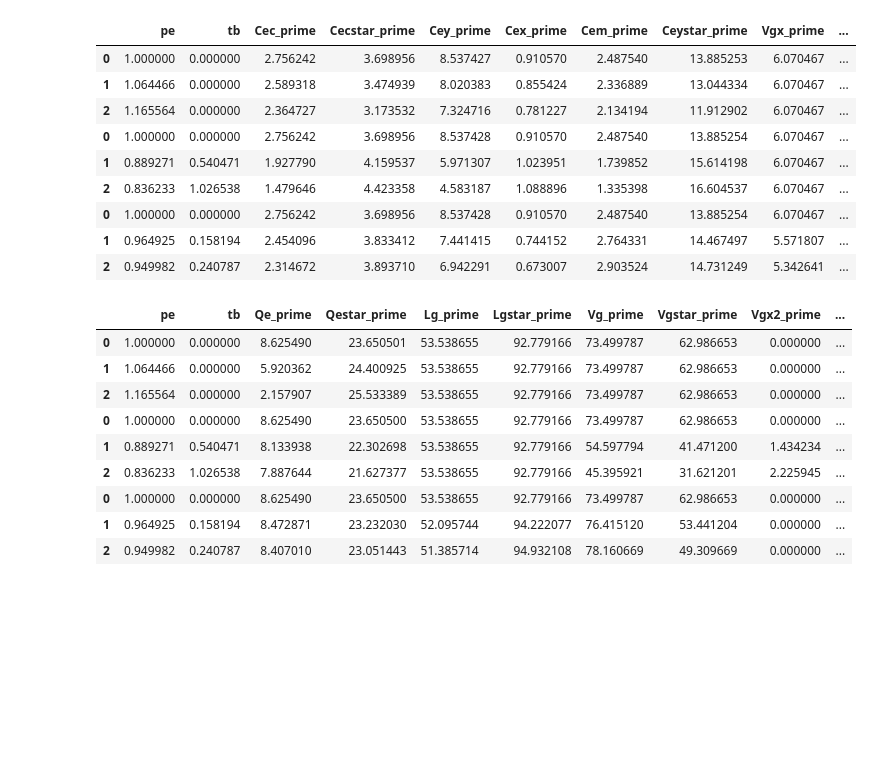
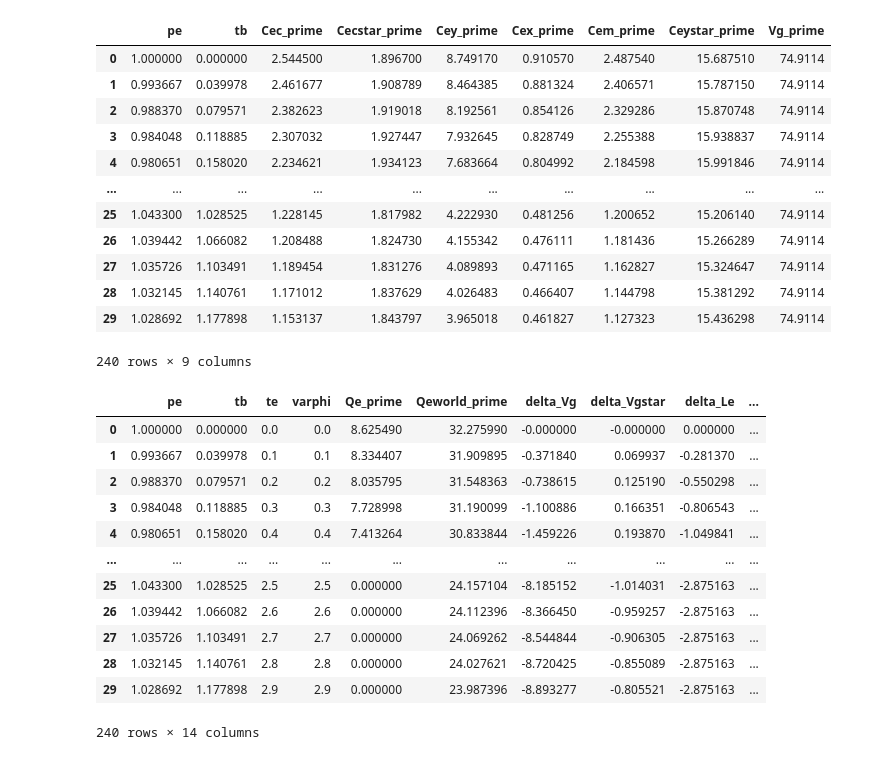
Before and after one commit to VoliCrank/Optimal-Unilateral-Carbon-Policy, a Jupyter notebook: simulation_results/codes/direct_energy_consumption/ces_direct_energy.ipynb, the cells around one changed output. Cells and saved outputs as stored; diff of their text form; code cells hidden in the pictures; blank space fills up the shorter version.

```diff
--- a/simulation_results/codes/direct_energy_consumption/ces_direct_energy.ipynb
+++ b/simulation_results/codes/direct_energy_consumption/ces_direct_energy.ipynb
@@ -63,14 +66,15 @@ df
 # %%
 #tax_scenario= pd.DataFrame({'tax_sce': ['Unilateral','global','purete','puretc','puretp','EC_hybrid','EP_hybrid','PC_hybrid','EPC_hybrid'], 'Base':[0,1,1,1,1,1,1,1,1]},index=[1,2, 3, 4, 5, 6, 7, 8,9])
-#tax_scenario= pd.DataFrame({'tax_sce': ['Unilateral','purete','puretc','puretp','EC_hybrid','EP_hybrid','PC_hybrid','EPC_hybrid'], 'Base':[0,1,1,1,1,1,1,1]},index=[1,2, 3, 4, 5, 6, 7, 8])
+tax_scenario= pd.DataFrame({'tax_sce': ['Unilateral','purete','puretc','puretp','EC_hybrid','EP_hybrid','PC_hybrid','EPC_hybrid'], 'Base':[0,1,1,1,1,1,1,1]},index=[1,2, 3, 4, 5, 6, 7, 8])
+#tax_scenario= pd.DataFrame({'tax_sce': ['Unilateral','PC_hybrid'], 'Base':[0,1]},index=[1,2])
 #tax_scenario= pd.DataFrame({'tax_sce': ['PC_hybrid'], 'Base':[1]},index=[1])
-tax_scenario= pd.DataFrame({'tax_sce': ['purete','puretc','puretp'], 'Base':[1,1,1]},index=[1,2, 3])
+#tax_scenario= pd.DataFrame({'tax_sce': ['Unilateral','purete','puretc','puretp'], 'Base':[0,1,1,1]},index=[1,2,3,4])
 # %%
-def iterate_tax(tax_scenario,df,theta, sigma, sigmastar, sigmaC, sigmaCstar, epsilonSvec, epsilonSstarvec, beta, gamma, logit):
+def iterate_tax(tax_scenario,df,theta, sigma, sigmastar, sigmaE, sigmaEstar, epsilonSvec, epsilonSstarvec, beta, gamma, logit):
     paralist = (theta, sigma, sigmastar, sigmaE, sigmaEstar, epsilonSvec, epsilonSstarvec, beta, gamma, logit)
     varphilist = np.arange(0,3,0.1)
     #varphilist = np.arange (0,1,0.2)
-    varphilist = [0,1,2,3]
+    #varphilist = [0,1,2,3]
     output=[]
     prevtb = []
     for varphi in varphilist:
@@ -149,27 +154,33 @@ Outcomes
 # %%
-Outcomes[['pe','tb', 'Cec_prime', 'Cecstar_prime', 'Cey_prime', 'Cex_prime', 'Cem_prime', 'Ceystar_prime', 'Vgx_prime', 'Vgm_prime']]
+Outcomes[['pe','tb', 'Cec_prime', 'Cecstar_prime', 'Cey_prime', 'Cex_prime', 'Cem_prime', 'Ceystar_prime', 'Vg_prime']]
 # %% [output]
-|  | pe | tb | Cec_prime | Cecstar_prime | Cey_prime | Cex_prime | Cem_prime | Ceystar_prime | Vgx_prime | ... |
-| 0 | 1.000000 | 0.000000 | 2.756242 | 3.698956 | 8.537427 | 0.910570 | 2.487540 | 13.885253 | 6.070467 | ... |
-| 1 | 1.064466 | 0.000000 | 2.589318 | 3.474939 | 8.020383 | 0.855424 | 2.336889 | 13.044334 | 6.070467 | ... |
-| 2 | 1.165564 | 0.000000 | 2.364727 | 3.173532 | 7.324716 | 0.781227 | 2.134194 | 11.912902 | 6.070467 | ... |
-| 0 | 1.000000 | 0.000000 | 2.756242 | 3.698956 | 8.537428 | 0.910570 | 2.487540 | 13.885254 | 6.070467 | ... |
-| 1 | 0.889271 | 0.540471 | 1.927790 | 4.159537 | 5.971307 | 1.023951 | 1.739852 | 15.614198 | 6.070467 | ... |
-| 2 | 0.836233 | 1.026538 | 1.479646 | 4.423358 | 4.583187 | 1.088896 | 1.335398 | 16.604537 | 6.070467 | ... |
-| 0 | 1.000000 | 0.000000 | 2.756242 | 3.698956 | 8.537428 | 0.910570 | 2.487540 | 13.885254 | 6.070467 | ... |
-| 1 | 0.964925 | 0.158194 | 2.454096 | 3.833412 | 7.441415 | 0.744152 | 2.764331 | 14.467497 | 5.571807 | ... |
-| 2 | 0.949982 | 0.240787 | 2.314672 | 3.893710 | 6.942291 | 0.673007 | 2.903524 | 14.731249 | 5.342641 | ... |
+|  | pe | tb | Cec_prime | Cecstar_prime | Cey_prime | Cex_prime | Cem_prime | Ceystar_prime | Vg_prime |
+| 0 | 1.000000 | 0.000000 | 2.544500 | 1.896700 | 8.749170 | 0.910570 | 2.487540 | 15.687510 | 74.9114 |
+| 1 | 0.993667 | 0.039978 | 2.461677 | 1.908789 | 8.464385 | 0.881324 | 2.406571 | 15.787150 | 74.9114 |
+| 2 | 0.988370 | 0.079571 | 2.382623 | 1.919018 | 8.192561 | 0.854126 | 2.329286 | 15.870748 | 74.9114 |
+| 3 | 0.984048 | 0.118885 | 2.307032 | 1.927447 | 7.932645 | 0.828749 | 2.255388 | 15.938837 | 74.9114 |
+| 4 | 0.980651 | 0.158020 | 2.234621 | 1.934123 | 7.683664 | 0.804992 | 2.184598 | 15.991846 | 74.9114 |
+| ... | ... | ... | ... | ... | ... | ... | ... | ... | ... |
+| 25 | 1.043300 | 1.028525 | 1.228145 | 1.817982 | 4.222930 | 0.481256 | 1.200652 | 15.206140 | 74.9114 |
+| 26 | 1.039442 | 1.066082 | 1.208488 | 1.824730 | 4.155342 | 0.476111 | 1.181436 | 15.266289 | 74.9114 |
+| 27 | 1.035726 | 1.103491 | 1.189454 | 1.831276 | 4.089893 | 0.471165 | 1.162827 | 15.324647 | 74.9114 |
+| 28 | 1.032145 | 1.140761 | 1.171012 | 1.837629 | 4.026483 | 0.466407 | 1.144798 | 15.381292 | 74.9114 |
+| 29 | 1.028692 | 1.177898 | 1.153137 | 1.843797 | 3.965018 | 0.461827 | 1.127323 | 15.436298 | 74.9114 |
+240 rows × 9 columns
 # %%
 #outcome_t = Outcomes[Outcomes['regionbase'] == 'US as Home']
-Outcomes[['pe','tb', 'Qe_prime', 'Qestar_prime','Lg_prime','Lgstar_prime', 'Vg_prime', 'Vgstar_prime', 'Vgx2_prime', 'delta_Le','delta_Lestar','welfare','welfare_noexternality']]
+Outcomes[['pe','tb','te','varphi', 'Qe_prime', 'Qeworld_prime','delta_Vg','delta_Vgstar','delta_Le','delta_Lestar','delta_UCec', 'delta_UCecstar','welfare','welfare_noexternality']]
 # %% [output]
-|  | pe | tb | Qe_prime | Qestar_prime | Lg_prime | Lgstar_prime | Vg_prime | Vgstar_prime | Vgx2_prime | ... |
-| 0 | 1.000000 | 0.000000 | 8.625490 | 23.650501 | 53.538655 | 92.779166 | 73.499787 | 62.986653 | 0.000000 | ... |
-| 1 | 1.064466 | 0.000000 | 5.920362 | 24.400925 | 53.538655 | 92.779166 | 73.499787 | 62.986653 | 0.000000 | ... |
-| 2 | 1.165564 | 0.000000 | 2.157907 | 25.533389 | 53.538655 | 92.779166 | 73.499787 | 62.986653 | 0.000000 | ... |
-| 0 | 1.000000 | 0.000000 | 8.625490 | 23.650500 | 53.538655 | 92.779166 | 73.499787 | 62.986653 | 0.000000 | ... |
-| 1 | 0.889271 | 0.540471 | 8.133938 | 22.302698 | 53.538655 | 92.779166 | 54.597794 | 41.471200 | 1.434234 | ... |
-| 2 | 0.836233 | 1.026538 | 7.887644 | 21.627377 | 53.538655 | 92.779166 | 45.395921 | 31.621201 | 2.225945 | ... |
-| 0 | 1.000000 | 0.000000 | 8.625490 | 23.650500 | 53.538655 | 92.779166 | 73.499787 | 62.986653 | 0.000000 | ... |
-| 1 | 0.964925 | 0.158194 | 8.472871 | 23.232030 | 52.095744 | 94.222077 | 76.415120 | 53.441204 | 0.000000 | ... |
-| 2 | 0.949982 | 0.240787 | 8.407010 | 23.051443 | 51.385714 | 94.932108 | 78.160669 | 49.309669 | 0.000000 | ... |
+|  | pe | tb | te | varphi | Qe_prime | Qeworld_prime | delta_Vg | delta_Vgstar | delta_Le | ... |
+| 0 | 1.000000 | 0.000000 | 0.0 | 0.0 | 8.625490 | 32.275990 | -0.000000 | -0.000000 | 0.000000 | ... |
+| 1 | 0.993667 | 0.039978 | 0.1 | 0.1 | 8.334407 | 31.909895 | -0.371840 | 0.069937 | -0.281370 | ... |
+| 2 | 0.988370 | 0.079571 | 0.2 | 0.2 | 8.035795 | 31.548363 | -0.738615 | 0.125190 | -0.550298 | ... |
+| 3 | 0.984048 | 0.118885 | 0.3 | 0.3 | 7.728998 | 31.190099 | -1.100886 | 0.166351 | -0.806543 | ... |
+| 4 | 0.980651 | 0.158020 | 0.4 | 0.4 | 7.413264 | 30.833844 | -1.459226 | 0.193870 | -1.049841 | ... |
+| ... | ... | ... | ... | ... | ... | ... | ... | ... | ... | ... |
+| 25 | 1.043300 | 1.028525 | 2.5 | 2.5 | 0.000000 | 24.157104 | -8.185152 | -1.014031 | -2.875163 | ... |
+| 26 | 1.039442 | 1.066082 | 2.6 | 2.6 | 0.000000 | 24.112396 | -8.366450 | -0.959257 | -2.875163 | ... |
+| 27 | 1.035726 | 1.103491 | 2.7 | 2.7 | 0.000000 | 24.069262 | -8.544844 | -0.906305 | -2.875163 | ... |
+| 28 | 1.032145 | 1.140761 | 2.8 | 2.8 | 0.000000 | 24.027621 | -8.720425 | -0.855089 | -2.875163 | ... |
+| 29 | 1.028692 | 1.177898 | 2.9 | 2.9 | 0.000000 | 23.987396 | -8.893277 | -0.805521 | -2.875163 | ... |
+240 rows × 14 columns
```
Also changed, not shown: parts of 12 cells of this notebook, 7 other files.
